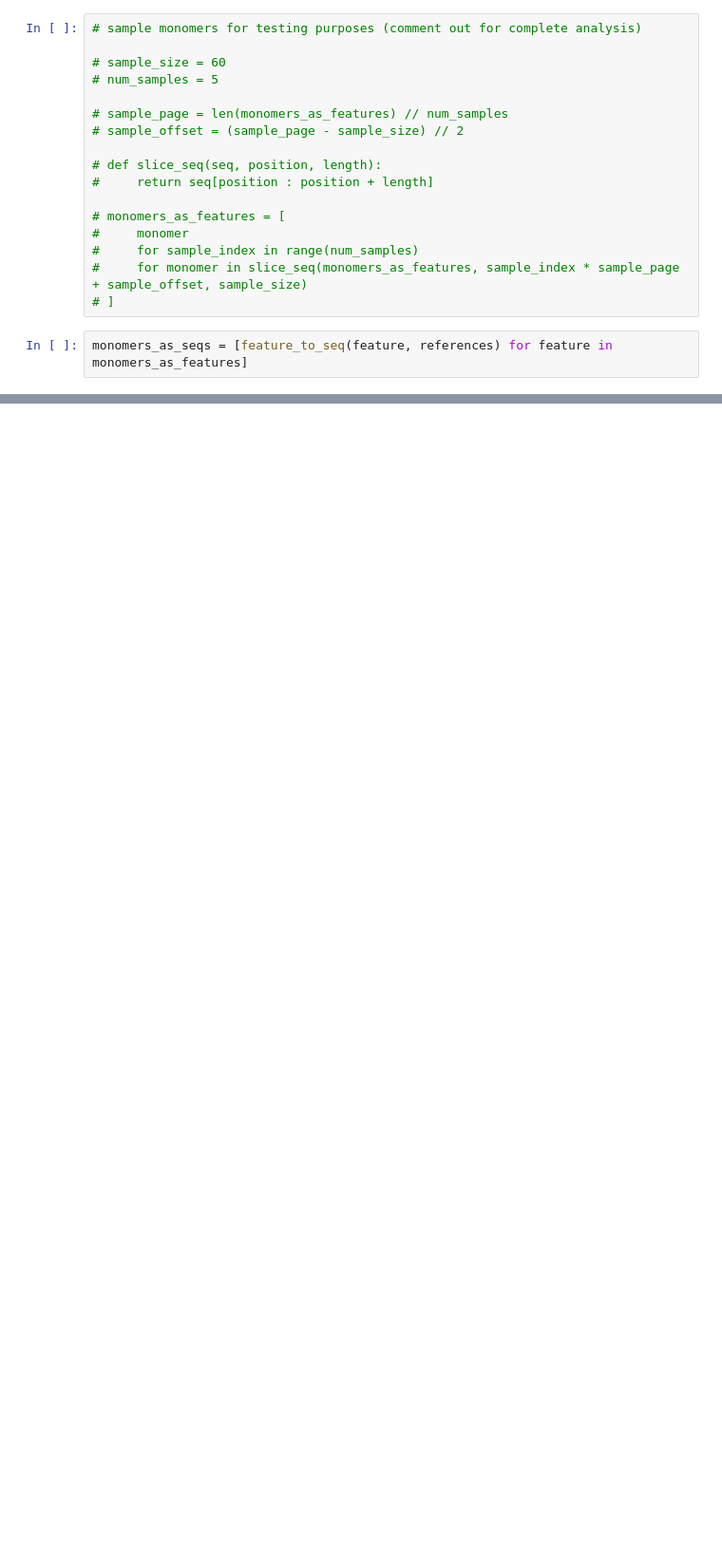
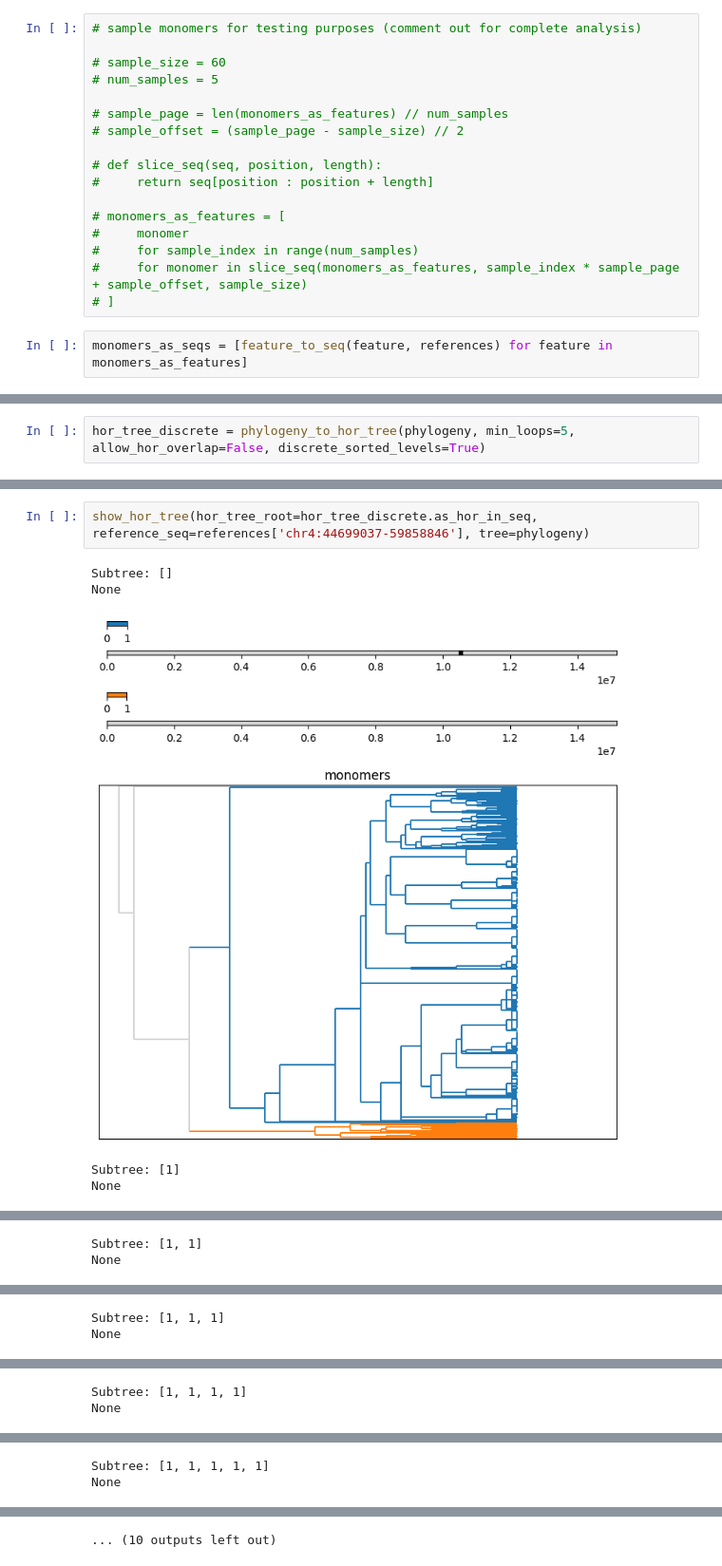
Before and after one commit to CENdetectHOR/CENdetectHOR_lib, a Jupyter notebook: findHORsFromMonomers.ipynb, the cells around one changed output, grey strips where cells are left out. Shown at 95% size. Cells and saved outputs as stored; diff of their text form; blank space fills up the shorter version.

```diff
--- a/findHORsFromMonomers.ipynb
+++ b/findHORsFromMonomers.ipynb
@@ -180,0 +135,2 @@ Phylo.write(phyloXml, tree_output_filename, format='phyloxml')
+# %%
+hor_tree_discrete = phylogeny_to_hor_tree(phylogeny, min_loops=5, allow_hor_overlap=False, discrete_sorted_levels=True)
@@ -180,0 +142,8 @@ Phylo.write(phyloXml, tree_output_filename, format='phyloxml')
+# %%
+show_hor_tree(hor_tree_root=hor_tree_discrete.as_hor_in_seq, reference_seq=references['chr4:44699037-59858846'], tree=phylogeny)
+# %% [output]
+Subtree: []
+None
+[figure, added]
+Subtree: [1]
+None
@@ -180,0 +151,2 @@ Phylo.write(phyloXml, tree_output_filename, format='phyloxml')
+Subtree: [1, 1]
+None
@@ -180,0 +154,2 @@ Phylo.write(phyloXml, tree_output_filename, format='phyloxml')
+Subtree: [1, 1, 1]
+None
@@ -180,0 +157,2 @@ Phylo.write(phyloXml, tree_output_filename, format='phyloxml')
+Subtree: [1, 1, 1, 1]
+None
@@ -180,0 +160,2 @@ Phylo.write(phyloXml, tree_output_filename, format='phyloxml')
+Subtree: [1, 1, 1, 1, 1]
+None
@@ -180,0 +163 @@ Phylo.write(phyloXml, tree_output_filename, format='phyloxml')
+... (10 outputs left out)
```
Also changed, not shown: parts of 30 cells of this notebook, 5 other files.
